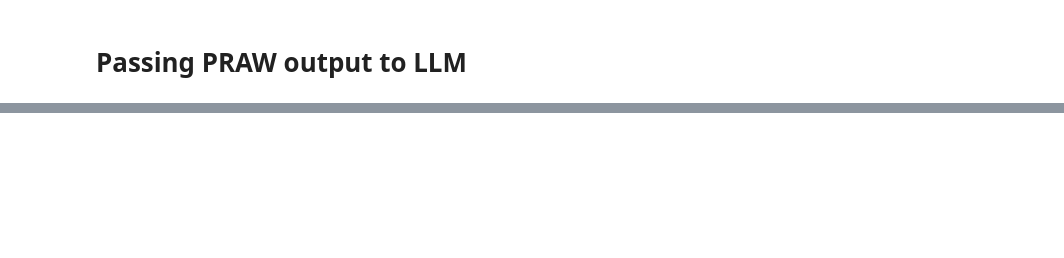
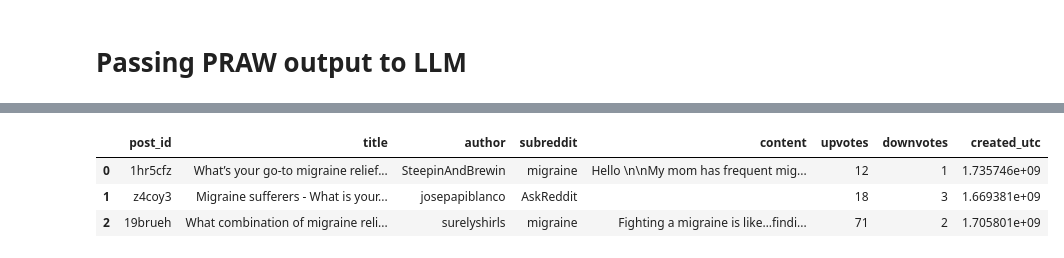
Before and after one commit to L33T-Snack3r/reddit-search, a Jupyter notebook: testing/openai_api.ipynb, the cells around one changed output, grey strips where cells are left out. Drawn from its saved outputs; the diff is of its cells as text; code cells hidden in the pictures; blank space fills up the shorter version.

```diff
--- a/testing/openai_api.ipynb
+++ b/testing/openai_api.ipynb
@@ -212,0 +297,7 @@ class Summarizer():
+# %%
+posts_df
+# %% [output]
+|  | post_id | title | author | subreddit | content | upvotes | downvotes | created_utc |
+| 0 | 1hr5cfz | What’s your go-to migraine relief... | SteepinAndBrewin | migraine | Hello \n\nMy mom has frequent mig... | 12 | 1 | 1.735746e+09 |
+| 1 | z4coy3 | Migraine sufferers - What is your... | josepapiblanco | AskReddit |  | 18 | 3 | 1.669381e+09 |
+| 2 | 19brueh | What combination of migraine reli... | surelyshirls | migraine | Fighting a migraine is like…findi... | 71 | 2 | 1.705801e+09 |
```
Also changed, not shown: parts of 25 cells of this notebook, 2 other files.
